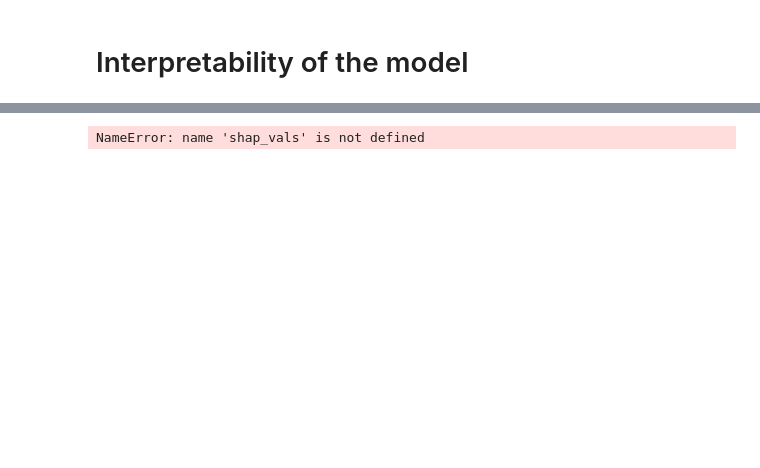
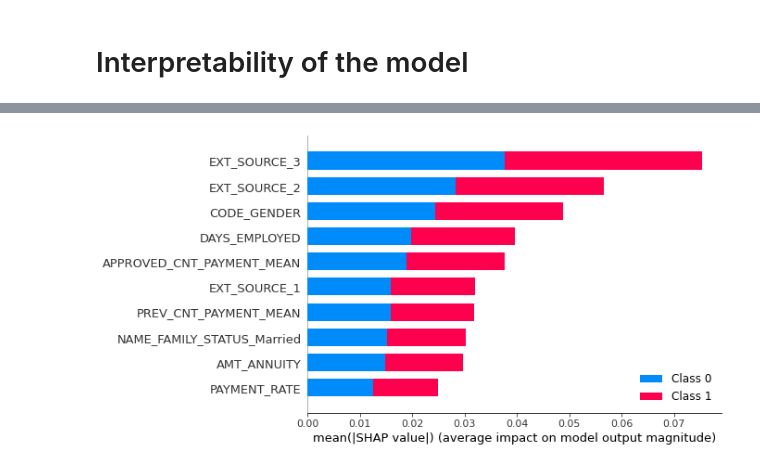
Before and after one commit to FranckLM3/P7_Implementez_modele_scoring, a Jupyter notebook: P7_modelisation.ipynb, the cells around one changed output, grey strips where cells are left out. Cells and saved outputs as stored; diff of their text form; code cells hidden in the pictures; blank space fills up the shorter version.

```diff
--- a/P7_modelisation.ipynb
+++ b/P7_modelisation.ipynb
@@ -1384,6 +1398,7 @@ colour_test = pd.DataFrame(X_test_sample)
 # %%
-shap.summary_plot(shap_vals, colour_test, feature_names=feats)
+shap.summary_plot(shap_vals,
+                  feature_names=feats, max_display=10)
 # %% [output]
-NameError: name 'shap_vals' is not defined
+[figure, added]
 # %%
 shap.initjs()
```
Also changed, not shown: parts of 13 cells of this notebook, 10 other files.
